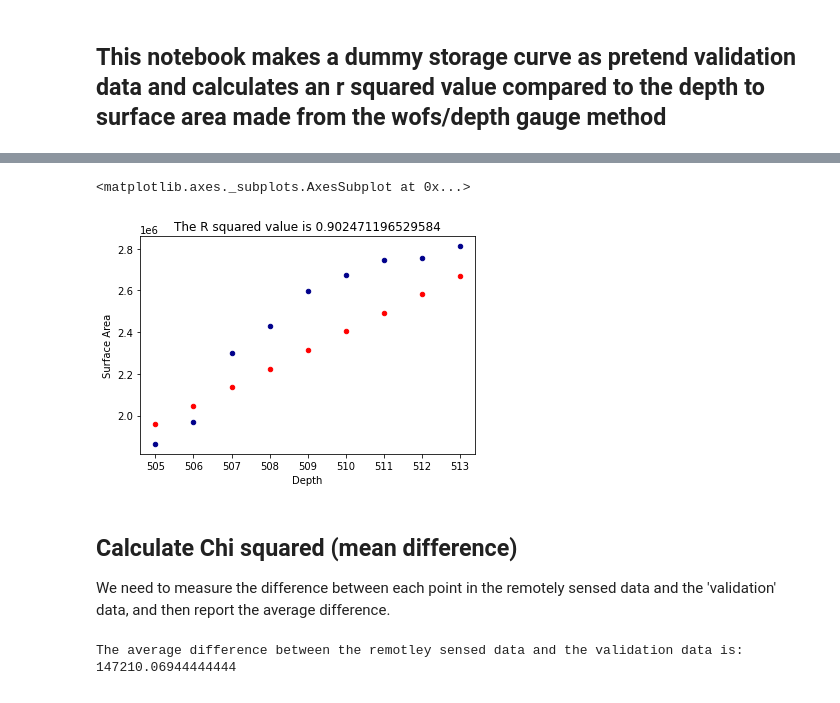
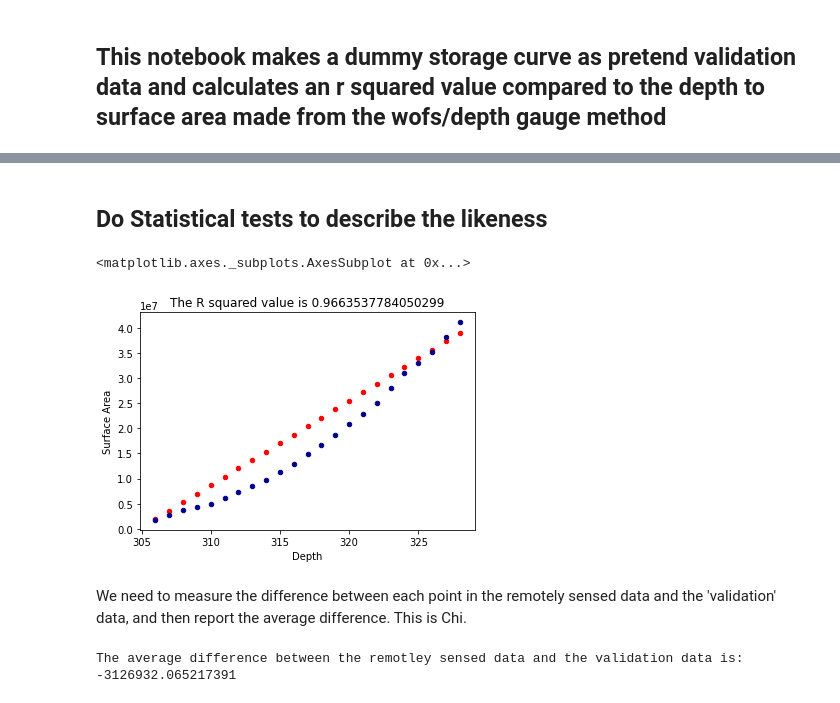
Before and after one commit to anchor228/Reservoirs_project, a Jupyter notebook: fake_validation.ipynb, the cells around one changed output, grey strips where cells are left out. Saved outputs shown, nothing was run; the diff lists cells and outputs as text; code cells hidden in the pictures.

Commit message:
adding Surface_Area_monthly notebook

```diff
--- a/fake_validation.ipynb
+++ b/fake_validation.ipynb
@@ -13,0 +72,19 @@ my_storage_curve = 'Storage_curves/294.1.csv'
+# %%
+# Get gauge ID
+ID = remotely_sensed.loc[0, 'ID']
+type_test = isinstance(ID, str)
+if type_test is False:
+    ID = ID.astype(str)
+# %%
+# Get first and last values
+length = len(remotely_sensed)
+last_n = length -1
+last = remotely_sensed.iloc[last_n]
+first = remotely_sensed.iloc[0]
+
+last_v = last['Surface Area']
+first_v = first['Surface Area']
+
+# Change first and last values a little bit
+first_v = first_v + (first_v * 0.05)
+last_v = last_v - (last_v * 0.05)
@@ -14 +93,3 @@ my_storage_curve = 'Storage_curves/294.1.csv'
+# %%
+df = remotely_sensed.copy()
 # %%
@@ -49,0 +110,3 @@ df3['ID'] = ID
+# %%
+rs_df = remotely_sensed.set_index('Depth') # this is the original curve
+rs_df
@@ -50,39 +132,38 @@ df3['ID'] = ID
+# %% [markdown]
+## Do Statistical tests to describe the likeness
 # %%
-original = pd.read_csv(my_storage_curve, index_col='Depth')
-fake = df3
-
 #Calculate r squared
-real_list = original['Surface Area'].to_list()
-fake_list = fake['Surface Area'].to_list()
+real_list = rs_df['Surface Area'].to_list()
+fake_list = df3['Surface Area'].to_list()
 
 corr_matrix = np.corrcoef(real_list, fake_list)
 corr = corr_matrix[0,1]
 R2 = corr**2
 R2_str = R2.astype(str)
 title = 'The R squared value is ' + R2_str
 
 
 # plot
-original['Depth'] = original.index
-fake['Depth'] = fake.index
+rs_df['Depth'] = rs_df.index
+df3['Depth'] = df3.index
 
-ax = fake.plot.scatter(x='Depth',
+ax = df3.plot.scatter(x='Depth',
                     y='Surface Area',
                     c='Red')
-original.plot.scatter(x='Depth',
+rs_df.plot.scatter(x='Depth',
                     y='Surface Area',
                     c='DarkBlue',
                     ax=ax, title = title)
 # %% [output]
 <matplotlib.axes._subplots.AxesSubplot at 0x...>
-[figure, old version]
+[figure, new version]
 # %% [markdown]
-## Calculate Chi squared (mean difference)
-We need to measure the difference between each point in the remotely sensed data and the 'validation' data, and then report the average difference.
+We need to measure the difference between each point in the remotely sensed data and the 'validation' data, and then report the average difference. This is Chi.
 # %%
-contingency = pd.DataFrame(index=original.index)
-contingency['Validation_Surface_Area'] = fake['Surface Area']
-contingency['Remotley_Sensed_Surface_Area'] = original['Surface Area']
+#Calculate Chi squared
+contingency = pd.DataFrame(index=rs_df.index)
+contingency['Validation_Surface_Area'] = df3['Surface Area']
+contingency['Remotley_Sensed_Surface_Area'] = rs_df['Surface Area']
 contingency['difference'] = contingency['Remotley_Sensed_Surface_Area'] - contingency['Validation_Surface_Area']
 average_difference = sum(contingency['difference']/len(contingency.index))
 
@@ -90,4 +171,4 @@ print('The average difference between the remotley sensed data and the validatio
 print(average_difference)
 # %% [output]
 The average difference between the remotley sensed data and the validation data is:
-147210.06944444444
+-3126932.065217391
```
Also changed, not shown: parts of 16 cells of this notebook, 53 other files.
